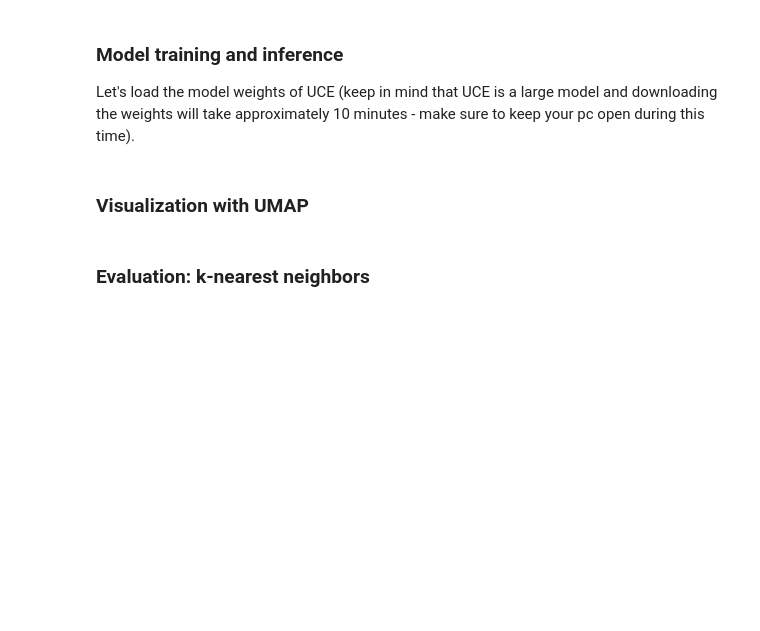
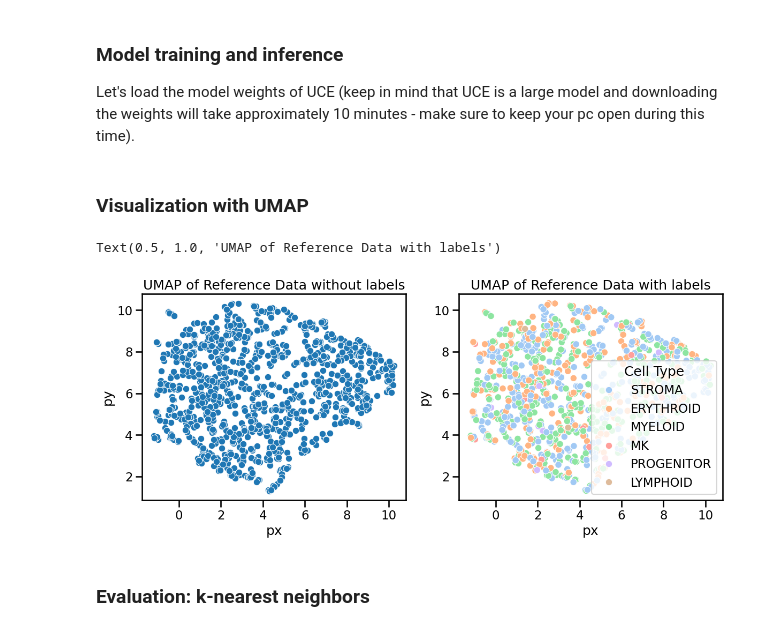
Before and after one commit to helicalAI/helical, a Jupyter notebook: examples/notebooks/Geneformer-vs-UCE.ipynb, the cells around one changed output. Saved outputs shown, nothing was run; the diff lists cells and outputs as text; code cells hidden in the pictures; blank space fills up the shorter version.

```diff
--- a/examples/notebooks/Geneformer-vs-UCE.ipynb
+++ b/examples/notebooks/Geneformer-vs-UCE.ipynb
@@ -176,30 +165,33 @@ Let's do the same with UCE so we can compare the performance!
 ### Model training and inference
 Let's load the model weights of UCE (keep in mind that UCE is a large model and downloading the weights will take approximately 10 minutes - make sure to keep your pc open during this time).
 # %%
-model_config = UCEConfig(batch_size=5)
+model_config = UCEConfig(batch_size=10, device=device)
 uce = UCE(configurer=model_config)
 # %%
-train_data = uce.process_data(X_train)
+train_data = uce.process_data(X_train, gene_names="gene_name")
 ref_embeddings = uce.get_embeddings(train_data)
 # %% [markdown]
 ### Visualization with UMAP
 # %%
 reducer = umap.UMAP(min_dist=0.2, n_components=2, n_epochs=None,n_neighbors=3)
 mapper = reducer.fit(ref_embeddings)
 
-labels = X_train.obs['cell_type']
+labels = X_train.obs['LVL1']
 
 plot_df = pd.DataFrame(mapper.embedding_,columns=['px','py'])
 plot_df['Cell Type'] = labels.values
 
 # Create a matplotlib figure and axes
 fig, axs = plt.subplots(nrows=1, ncols=2, figsize=(14, 5))
 
 sns.scatterplot(data = plot_df,x='px',y='py',sizes=(50,200),ax=axs[0],palette="pastel")
 axs[0].set_title('UMAP of Reference Data without labels')
 
 sns.scatterplot(data = plot_df,x='px',y='py',hue='Cell Type',sizes=(50,200),ax=axs[1],palette="pastel")
 axs[1].set_title('UMAP of Reference Data with labels')
+# %% [output]
+Text(0.5, 1.0, 'UMAP of Reference Data with labels')
+[figure, added]
 # %% [markdown]
 ### Evaluation: k-nearest neighbors
 # %%
```
Also changed, not shown: parts of 22 cells of this notebook, 13 other files.
